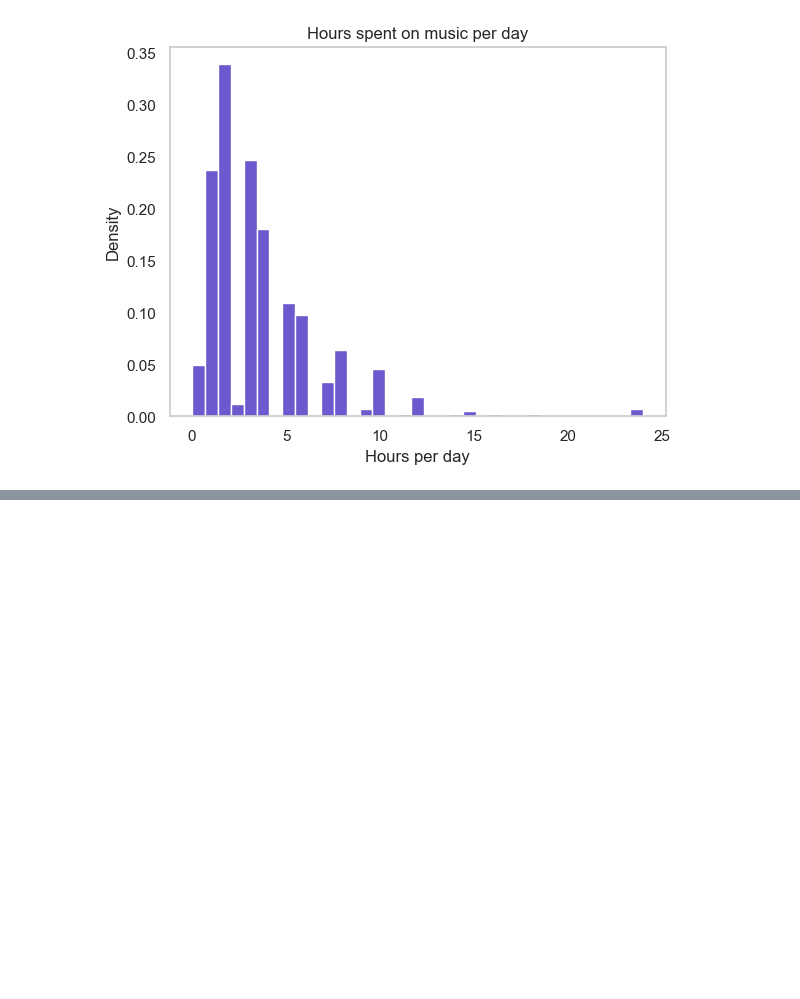
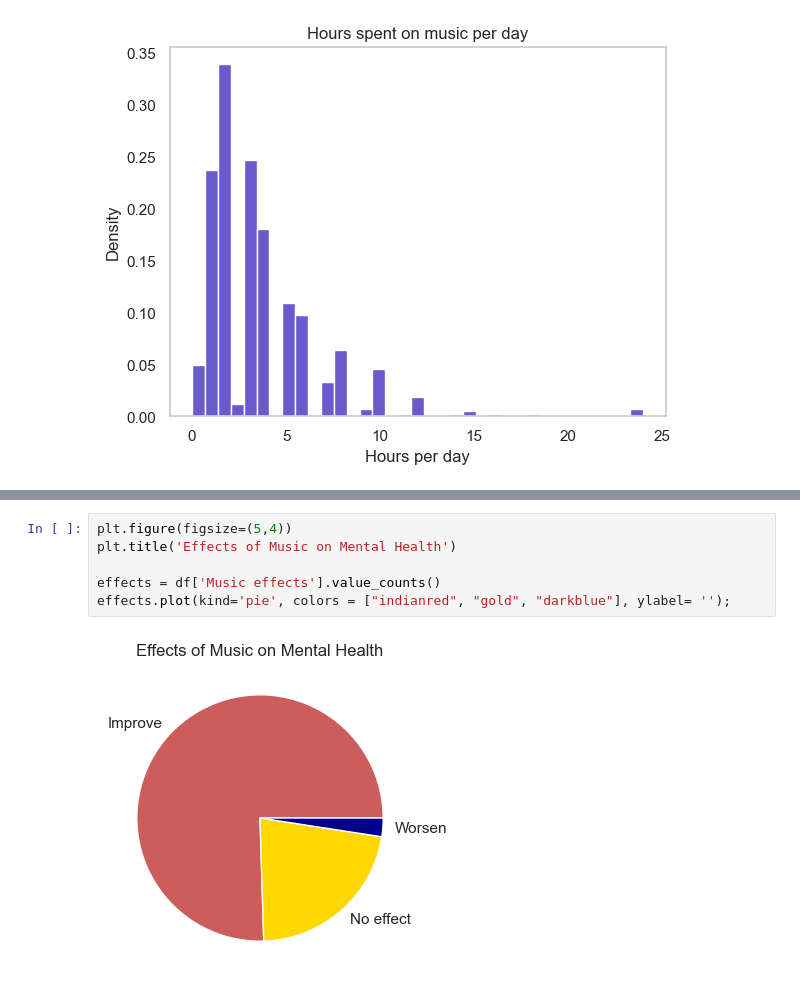
Before and after one commit to MSD-0007/Data-Visualization-4thSem, a Jupyter notebook: EDA_Project.ipynb, the cells around one changed output, grey strips where cells are left out. Saved outputs shown, nothing was run; the diff lists cells and outputs as text; blank space fills up the shorter version.

```diff
--- a/EDA_Project.ipynb
+++ b/EDA_Project.ipynb
@@ -158,0 +201,8 @@ TypeError: Cannot perform reduction 'median' with string dtype
+# %%
+plt.figure(figsize=(5,4))
+plt.title('Effects of Music on Mental Health')
+
+effects = df['Music effects'].value_counts()
+effects.plot(kind='pie', colors = ["indianred", "gold", "darkblue"], ylabel= '');
+# %% [output]
+[figure, added]
```
Also changed, not shown: parts of 10 cells of this notebook.
